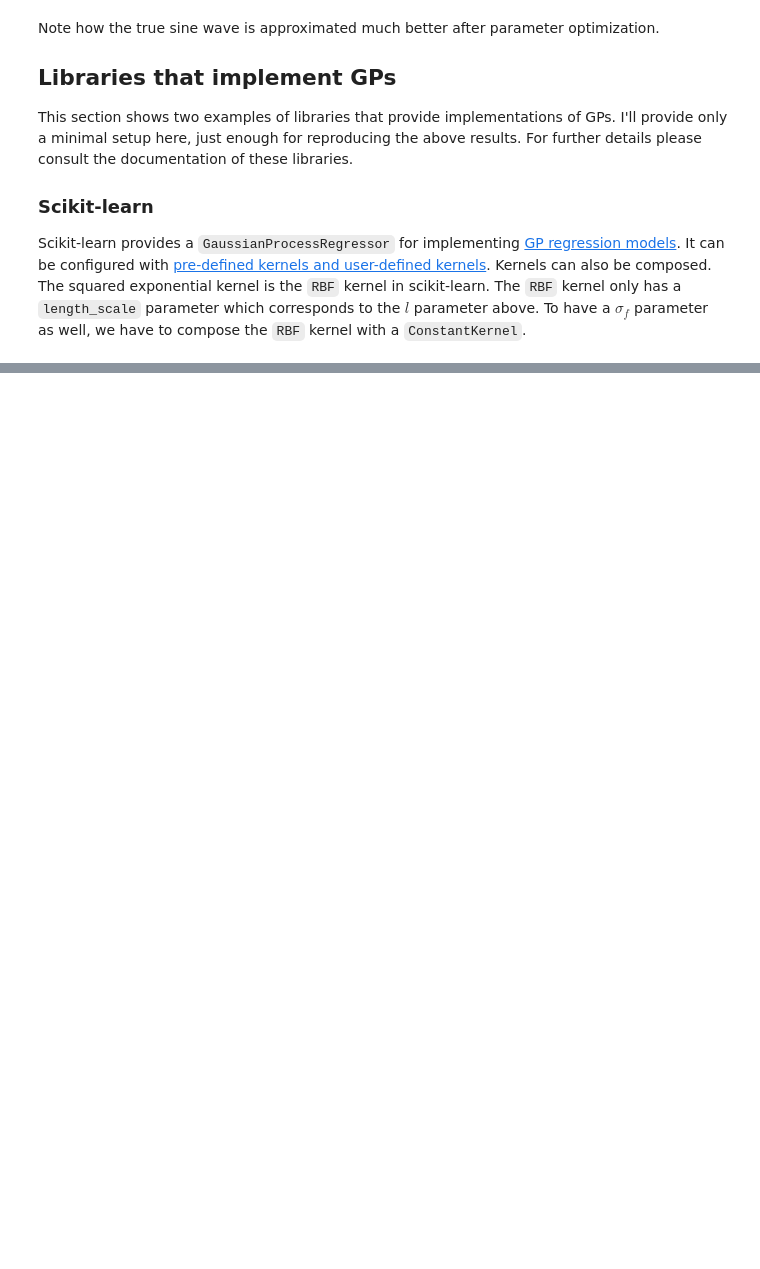
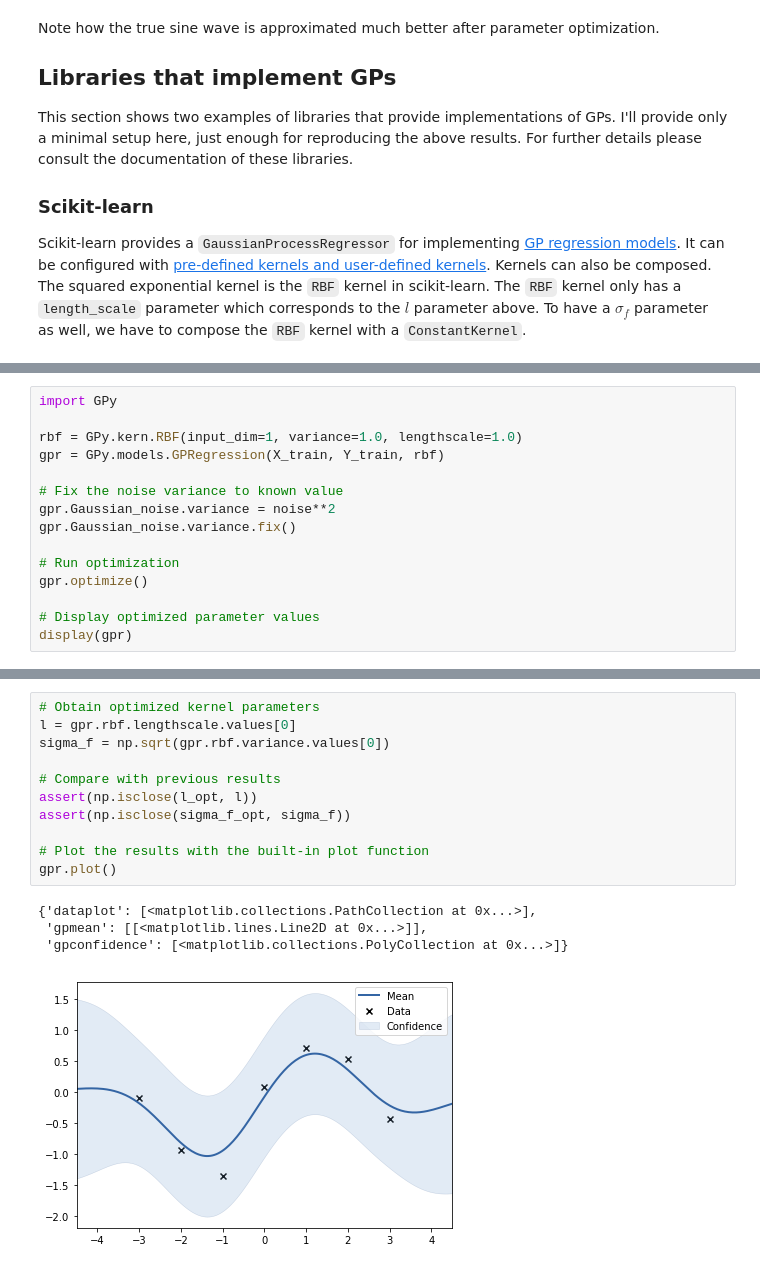
Before and after one commit to IvanHalim/numerical-recipes, a Jupyter notebook: 13. Gaussian Processes/1. Gaussian Processes.ipynb, the cells around one changed output, grey strips where cells are left out. Drawn from its saved outputs; the diff is of its cells as text; blank space fills up the shorter version.

```diff
--- a/13. Gaussian Processes/1. Gaussian Processes.ipynb
+++ b/13. Gaussian Processes/1. Gaussian Processes.ipynb
@@ -353,0 +358,15 @@ plot_gp(mu_s, cov_s, X, X_train=X_train, Y_train=Y_train)
+# %%
+import GPy
+
+rbf = GPy.kern.RBF(input_dim=1, variance=1.0, lengthscale=1.0)
+gpr = GPy.models.GPRegression(X_train, Y_train, rbf)
+
+# Fix the noise variance to known value
+gpr.Gaussian_noise.variance = noise**2
+gpr.Gaussian_noise.variance.fix()
+
+# Run optimization
+gpr.optimize()
+
+# Display optimized parameter values
+display(gpr)
@@ -353,0 +383,16 @@ plot_gp(mu_s, cov_s, X, X_train=X_train, Y_train=Y_train)
+# %%
+# Obtain optimized kernel parameters
+l = gpr.rbf.lengthscale.values[0]
+sigma_f = np.sqrt(gpr.rbf.variance.values[0])
+
+# Compare with previous results
+assert(np.isclose(l_opt, l))
+assert(np.isclose(sigma_f_opt, sigma_f))
+
+# Plot the results with the built-in plot function
+gpr.plot()
+# %% [output]
+{'dataplot': [<matplotlib.collections.PathCollection at 0x...>],
+ 'gpmean': [[<matplotlib.lines.Line2D at 0x...>]],
+ 'gpconfidence': [<matplotlib.collections.PolyCollection at 0x...>]}
+[figure, added]
```
Also changed, not shown: parts of 10 cells of this notebook.
